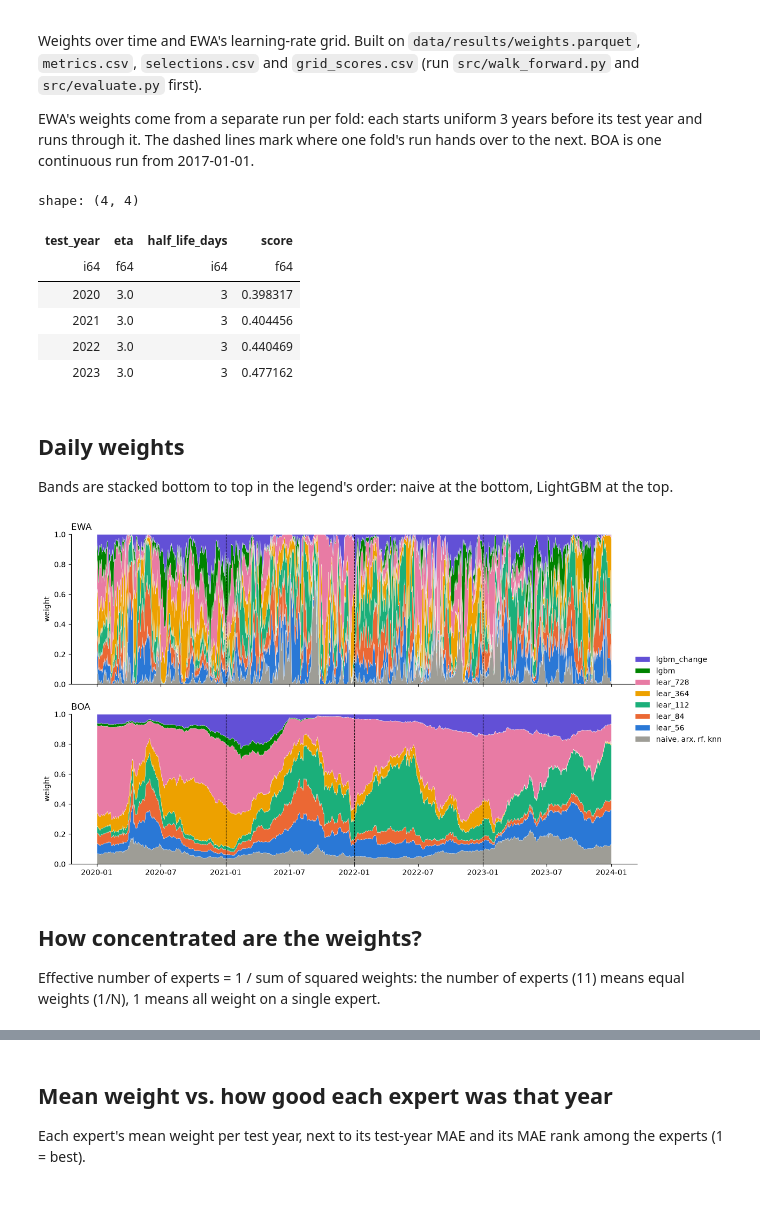
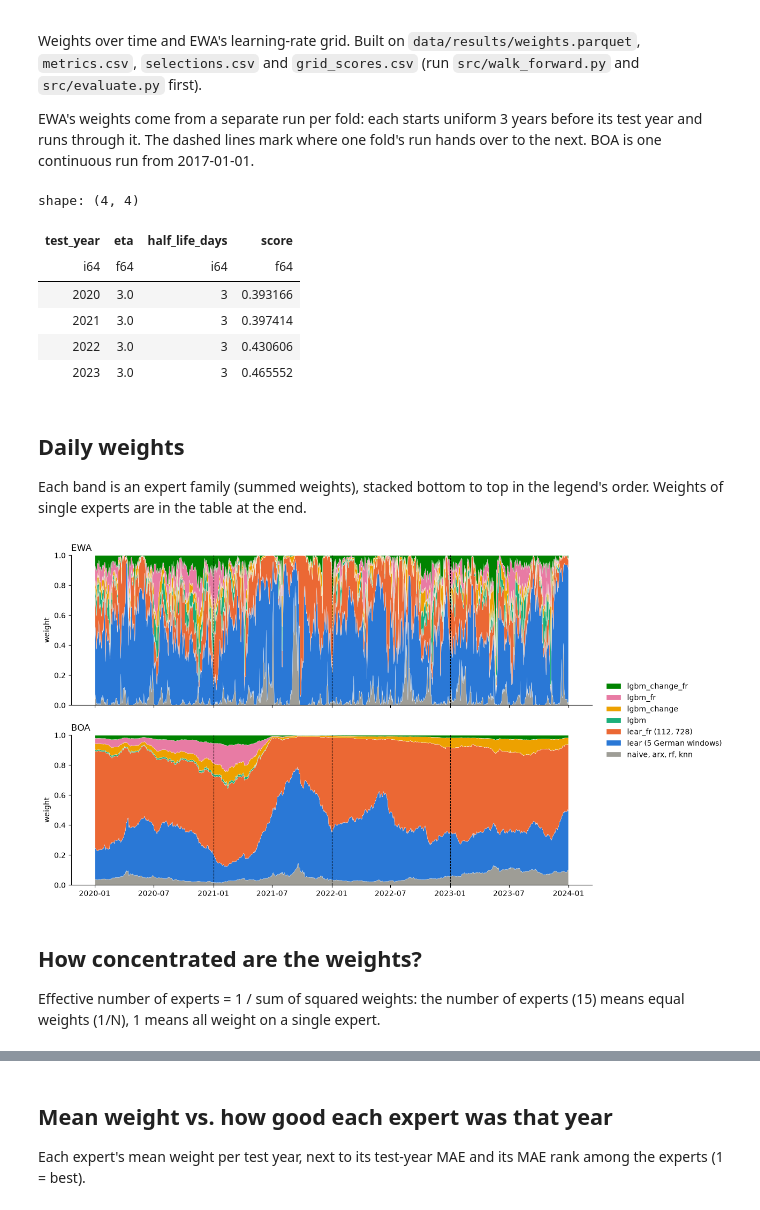
Before and after one commit to Alhad-Sethi/forecast-combination, a Jupyter notebook: notebooks/combiner_diagnostics.ipynb, the cells around one changed output, grey strips where cells are left out. Cells and saved outputs as stored; diff of their text form; code cells hidden in the pictures.

```diff
--- a/notebooks/combiner_diagnostics.ipynb
+++ b/notebooks/combiner_diagnostics.ipynb
@@ -12,13 +12,31 @@ import matplotlib.pyplot as plt
 import polars as pl
 
 RESULTS_DIR = Path("..") / "data" / "results"
-# The palette has 8 colour-blind-safe hues, so the four weakest experts share one grey band.
+# The palette has 8 colour-blind-safe hues, so the stacked plots show expert families, not single experts.
 OTHER_BAND = "naive, arx, rf, knn"
-OTHER_EXPERTS = ["naive", "arx", "rf", "knn"]
+GERMAN_LEAR_BAND = "lear (5 German windows)"
+FRENCH_LEAR_BAND = "lear_fr (112, 728)"
+EXPERT_BANDS = {
+    "naive": OTHER_BAND,
+    "arx": OTHER_BAND,
+    "rf": OTHER_BAND,
+    "knn": OTHER_BAND,
+    "lear_56": GERMAN_LEAR_BAND,
+    "lear_84": GERMAN_LEAR_BAND,
+    "lear_112": GERMAN_LEAR_BAND,
+    "lear_364": GERMAN_LEAR_BAND,
+    "lear_728": GERMAN_LEAR_BAND,
+    "lear_fr_112": FRENCH_LEAR_BAND,
+    "lear_fr_728": FRENCH_LEAR_BAND,
+    "lgbm": "lgbm",
+    "lgbm_change": "lgbm_change",
+    "lgbm_fr": "lgbm_fr",
+    "lgbm_change_fr": "lgbm_change_fr",
+}
 # The fixed order sets both the stacking order and each band's colour, identical in every chart.
-EXPERT_ORDER = [OTHER_BAND, "lear_56", "lear_84", "lear_112", "lear_364", "lear_728", "lgbm", "lgbm_change"]
+EXPERT_ORDER = [OTHER_BAND, GERMAN_LEAR_BAND, FRENCH_LEAR_BAND, "lgbm", "lgbm_change", "lgbm_fr", "lgbm_change_fr"]
 # Grey for the folded band, then the categorical palette checked for separation between neighbouring bands.
-EXPERT_COLOURS = ["#9e9d96", "#2a78d6", "#eb6834", "#1baf7a", "#eda100", "#e87ba4", "#008300", "#6250d6"]
+EXPERT_COLOURS = ["#9e9d96", "#2a78d6", "#eb6834", "#1baf7a", "#eda100", "#e87ba4", "#008300"]
 METHODS = ["ewa", "boa"]
 METHOD_COLOURS = {"ewa": "#2a78d6", "boa": "#eb6834"}
 FOLD_STARTS = [date(2021, 1, 1), date(2022, 1, 1), date(2023, 1, 1)]
@@ -48,15 +66,15 @@ selections.filter(pl.col("method") == "ewa").select("test_year", "eta", "half_li
 shape: (4, 4)
 | test_year | eta | half_life_days | score |
 | i64 | f64 | i64 | f64 |
-| 2020 | 3.0 | 3 | 0.398317 |
-| 2021 | 3.0 | 3 | 0.404456 |
-| 2022 | 3.0 | 3 | 0.440469 |
-| 2023 | 3.0 | 3 | 0.477162 |
+| 2020 | 3.0 | 3 | 0.393166 |
+| 2021 | 3.0 | 3 | 0.397414 |
+| 2022 | 3.0 | 3 | 0.430606 |
+| 2023 | 3.0 | 3 | 0.465552 |
 # %%
 def weight_matrix(weights, method):
     """Return dates and a (days, bands) array of one method's daily weights, columns in EXPERT_ORDER."""
     banded = weights.filter(pl.col("method") == method).with_columns(
-        pl.when(pl.col("expert").is_in(OTHER_EXPERTS)).then(pl.lit(OTHER_BAND)).otherwise(pl.col("expert")).alias("band")
+        pl.col("expert").replace_strict(EXPERT_BANDS).alias("band")
     )
     banded = banded.group_by("date", "band").agg(pl.col("weight").sum())
     wide = banded.pivot(on="band", index="date", values="weight")
@@ -87,23 +105,23 @@ def plot_weight_stack(ax, dates, daily_weights, title):
 # %% [markdown]
 ## Daily weights
 
-Bands are stacked bottom to top in the legend's order: naive at the bottom, LightGBM at the top.
+Each band is an expert family (summed weights), stacked bottom to top in the legend's order. Weights of single experts are in the table at the end.
 # %%
 fig, axes = plt.subplots(2, 1, figsize=(14, 8), sharex=True)
 for ax, method in zip(axes, METHODS):
     dates, daily_weights = weight_matrix(weights, method)
     plot_weight_stack(ax, dates, daily_weights, method.upper())
 handles, labels = axes[0].get_legend_handles_labels()
 # Reversed so the legend reads top to bottom in the same order as the bands.
 fig.legend(handles[::-1], labels[::-1], loc="center right", frameon=False)
-fig.subplots_adjust(right=0.88)
+fig.subplots_adjust(right=0.82)
 plt.show()
 # %% [output]
-[figure, old version]
+[figure, new version]
 # %% [markdown]
 ## How concentrated are the weights?
 
-Effective number of experts = 1 / sum of squared weights: the number of experts (11) means equal weights (1/N), 1 means all weight on a single expert.
+Effective number of experts = 1 / sum of squared weights: the number of experts (15) means equal weights (1/N), 1 means all weight on a single expert.
 # %%
 def effective_experts(weights):
     """Return one row per (date, method) with the effective number of experts."""
```
Also changed, not shown: parts of 4 cells of this notebook, 5 other files.
